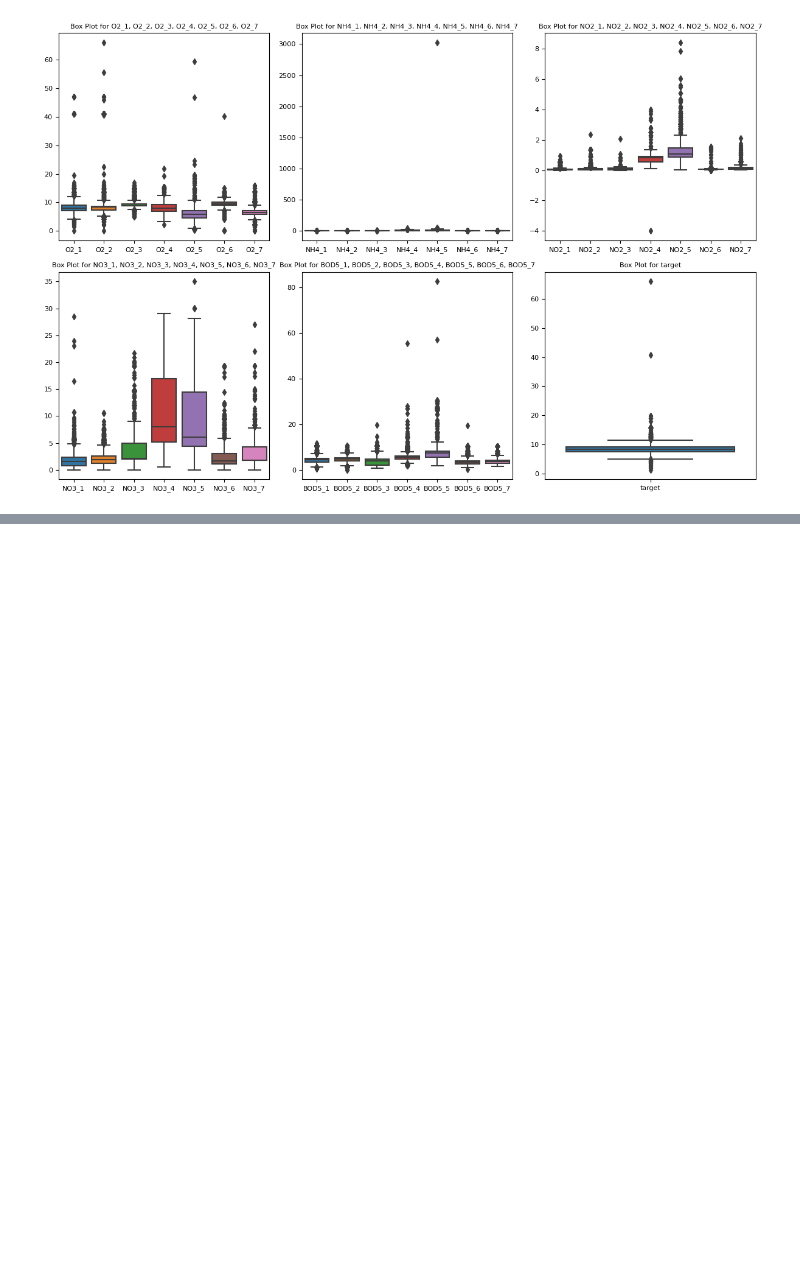
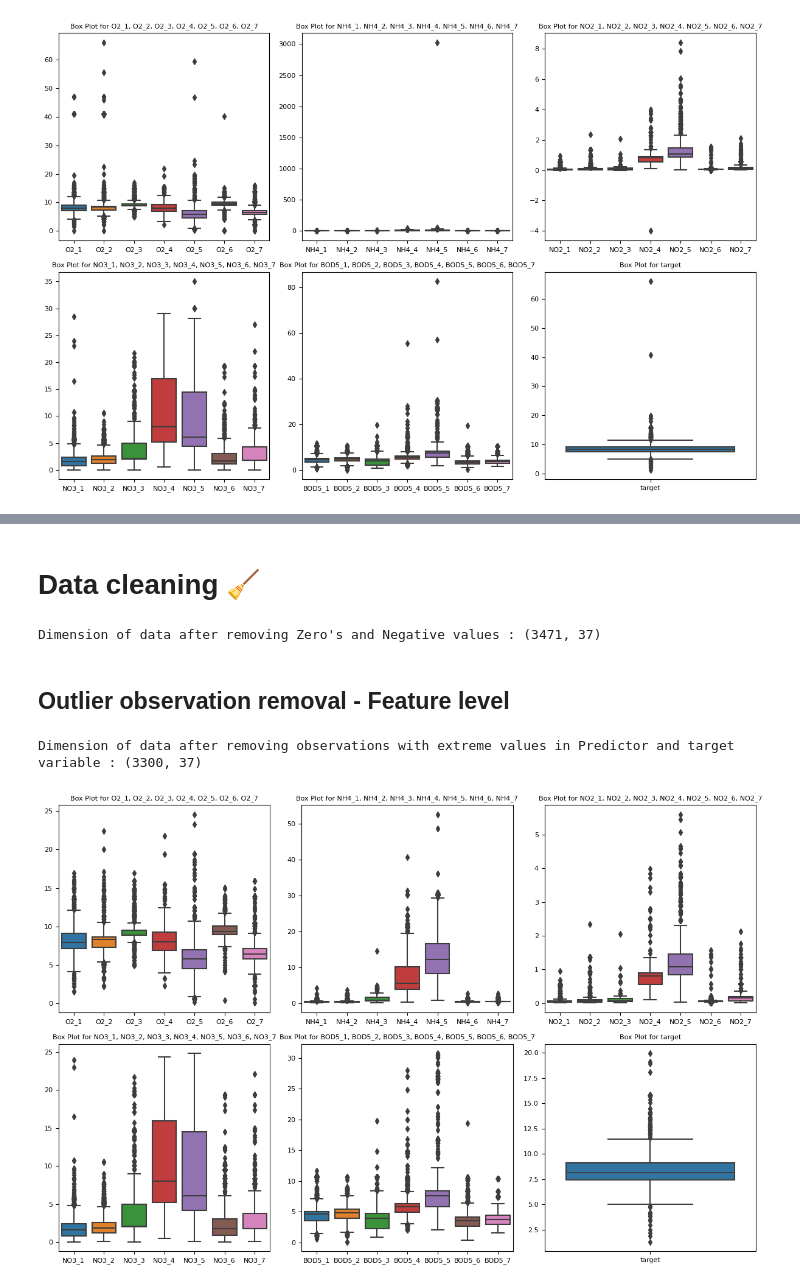
Before and after one commit to kuralamuthan300/bankruptcy_prediction, a Jupyter notebook: data-refinement-for-rf-regressor.ipynb, the cells around one changed output, grey strips where cells are left out. Cells and saved outputs as stored; diff of their text form; code cells hidden in the pictures; blank space fills up the shorter version.

Commit message:
Kaggle Notebook | Data refinement for RF regressor 🌴 | Version 3

```diff
--- a/data-refinement-for-rf-regressor.ipynb
+++ b/data-refinement-for-rf-regressor.ipynb
@@ -210,0 +276,37 @@ Observations:
+# %% [markdown]
+# Data cleaning 🧹
+# %%
+# Removing observations with Zero and Negative values in target and predictor variables
+cols_to_treat_zero_n_neg = [col for col in river_df.columns if col not in ['id']]
+treated_river_df = drop_records_below_threshold(river_df,cols_to_treat_zero_n_neg,threshold=0)
+
+# analyze_dataframe(treated_river_df)
+print("Dimension of data after removing Zero's and Negative values :",treated_river_df.shape)
+# %% [output]
+Dimension of data after removing Zero's and Negative values : (3471, 37)
+# %% [markdown]
+## Outlier observation removal - Feature level
+# %%
+# Removing observations with extreme values in predictor and target variable
+treated_river_df = drop_records_above_threshold(treated_river_df,['O2_1', 'O2_2', 'O2_3', 'O2_4', 'O2_5', 'O2_6', 'O2_7'],30)
+treated_river_df = drop_records_above_threshold(treated_river_df,['NH4_1', 'NH4_2', 'NH4_3', 'NH4_4', 'NH4_5', 'NH4_6', 'NH4_7'],2500)
+treated_river_df = drop_records_above_threshold(treated_river_df,['NO2_1', 'NO2_2', 'NO2_3', 'NO2_4', 'NO2_5', 'NO2_6', 'NO2_7'],6)
+treated_river_df = drop_records_above_threshold(treated_river_df,['NO3_1', 'NO3_2', 'NO3_3', 'NO3_4', 'NO3_5', 'NO3_6', 'NO3_7'],25)
+treated_river_df = drop_records_above_threshold(treated_river_df,['BOD5_1', 'BOD5_2','BOD5_3', 'BOD5_4', 'BOD5_5', 'BOD5_6', 'BOD5_7'],50)
+treated_river_df = drop_records_above_threshold(treated_river_df,['target'],40)
+
+
+# analyze_dataframe(treated_river_df)
+print("Dimension of data after removing observations with extreme values in Predictor and target variable :",treated_river_df.shape)
+# %% [output]
+Dimension of data after removing observations with extreme values in Predictor and target variable : (3300, 37)
+# %%
+column_sets = [['O2_1', 'O2_2', 'O2_3', 'O2_4', 'O2_5', 'O2_6', 'O2_7'],
+               ['NH4_1', 'NH4_2', 'NH4_3', 'NH4_4', 'NH4_5', 'NH4_6', 'NH4_7'],
+               ['NO2_1', 'NO2_2', 'NO2_3', 'NO2_4', 'NO2_5', 'NO2_6', 'NO2_7'],
+               ['NO3_1', 'NO3_2', 'NO3_3', 'NO3_4', 'NO3_5', 'NO3_6', 'NO3_7'],
+               ['BOD5_1', 'BOD5_2','BOD5_3', 'BOD5_4', 'BOD5_5', 'BOD5_6', 'BOD5_7'],
+               ['target']]
+plot_box_subplots(treated_river_df,column_sets,2,3)
+# %% [output]
+[figure, added]
```
Also changed, not shown: parts of 23 cells of this notebook.
